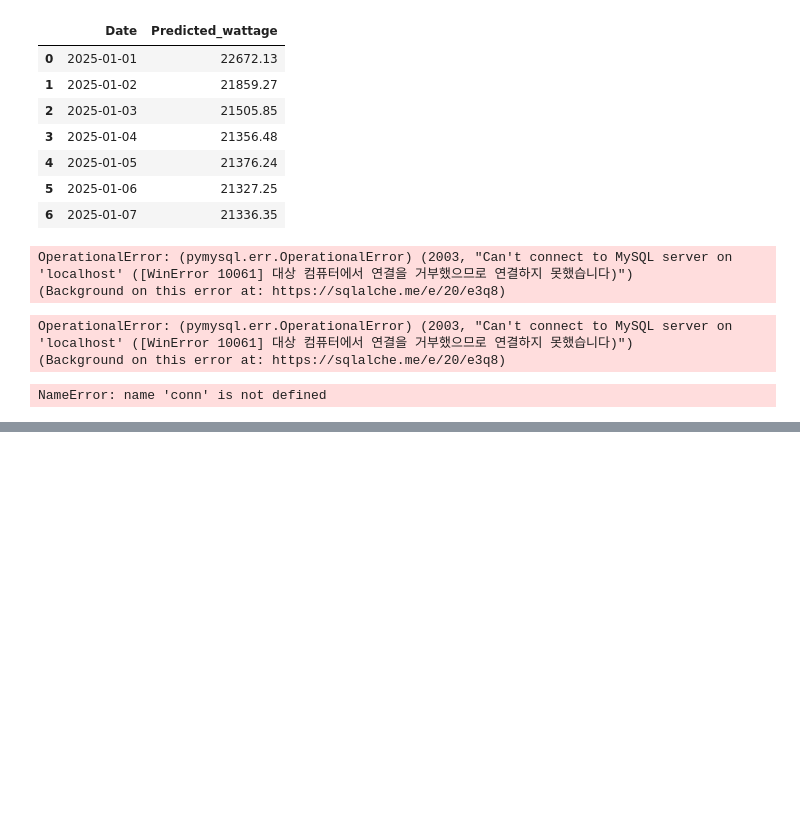
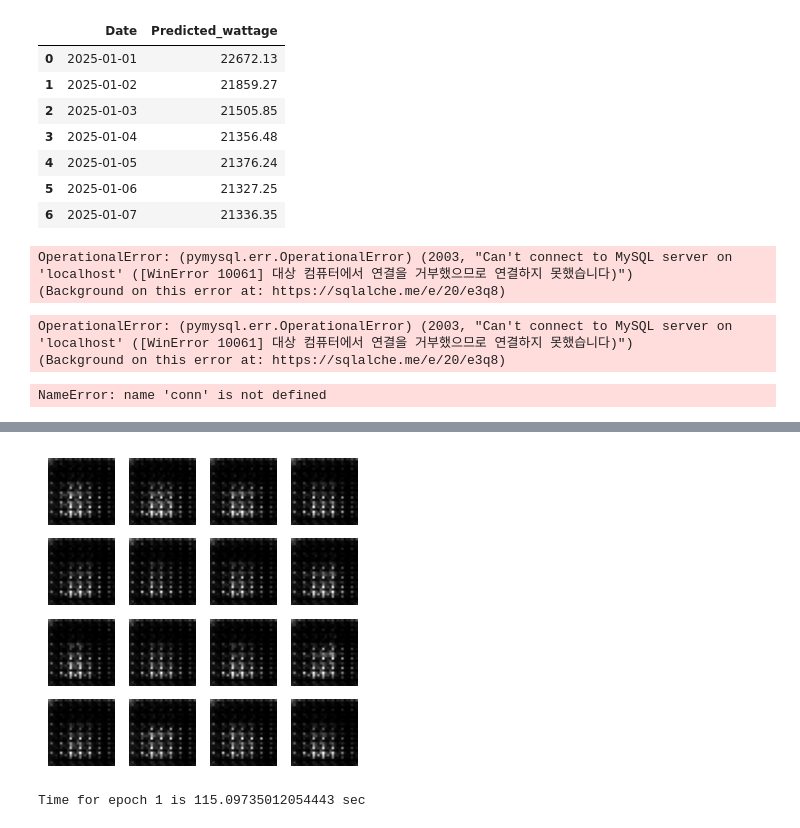
Before and after one commit to PlaidMoon99/AI_project, a Jupyter notebook: DL.ipynb, the cells around one changed output, grey strips where cells are left out. Saved outputs shown, nothing was run; the diff lists cells and outputs as text; code cells hidden in the pictures; blank space fills up the shorter version.

```diff
--- a/DL.ipynb
+++ b/DL.ipynb
@@ -647,0 +744,15 @@ conn.close()
+# %%
+checkpoint_dir = './training_checkpoints'
+checkpoint_prefix = os.path.join(checkpoint_dir, "ckpt")
+checkpoint = tf.train.Checkpoint(generator_optimizer=generator_optimizer,
+                                 discriminator_optimizer=discriminator_optimizer,
+                                 generator=generator,
+                                 discriminator=discriminator)
+# %%
+EPOCHS = 2
+noise_dim = 100
+num_examples_to_generate = 16
+
+# 이 시드를 시간이 지나도 재활용하겠습니다.
+# (GIF 애니메이션에서 진전 내용을 시각화하는데 쉽기 때문입니다.)
+seed = tf.random.normal([num_examples_to_generate, noise_dim])
@@ -647,0 +780,26 @@ conn.close()
+# %%
+def train(dataset, epochs):
+  for epoch in range(epochs):
+    start = time.time()
+
+    for image_batch in dataset:
+      train_step(image_batch)
+
+    # GIF를 위한 이미지를 바로 생성합니다.
+    display.clear_output(wait=True)
+    generate_and_save_images(generator,
+                             epoch + 1,
+                             seed)
+
+    # 15 에포크가 지날 때마다 모델을 저장합니다.
+    if (epoch + 1) % 15 == 0:
+      checkpoint.save(file_prefix = checkpoint_prefix)
+
+    # print (' 에포크 {} 에서 걸린 시간은 {} 초 입니다'.format(epoch +1, time.time()-start))
+    print ('Time for epoch {} is {} sec'.format(epoch + 1, time.time()-start))
+
+  # 마지막 에포크가 끝난 후 생성합니다.
+  display.clear_output(wait=True)
+  generate_and_save_images(generator,
+                           epochs,
+                           seed)
@@ -647,0 +821,6 @@ conn.close()
+# %%
+%%time
+train(train_dataset, EPOCHS)
+# %% [output]
+[figure, added]
+Time for epoch 1 is 115.09735012054443 sec
```
Also changed, not shown: parts of 16 cells of this notebook, 1 other file.
